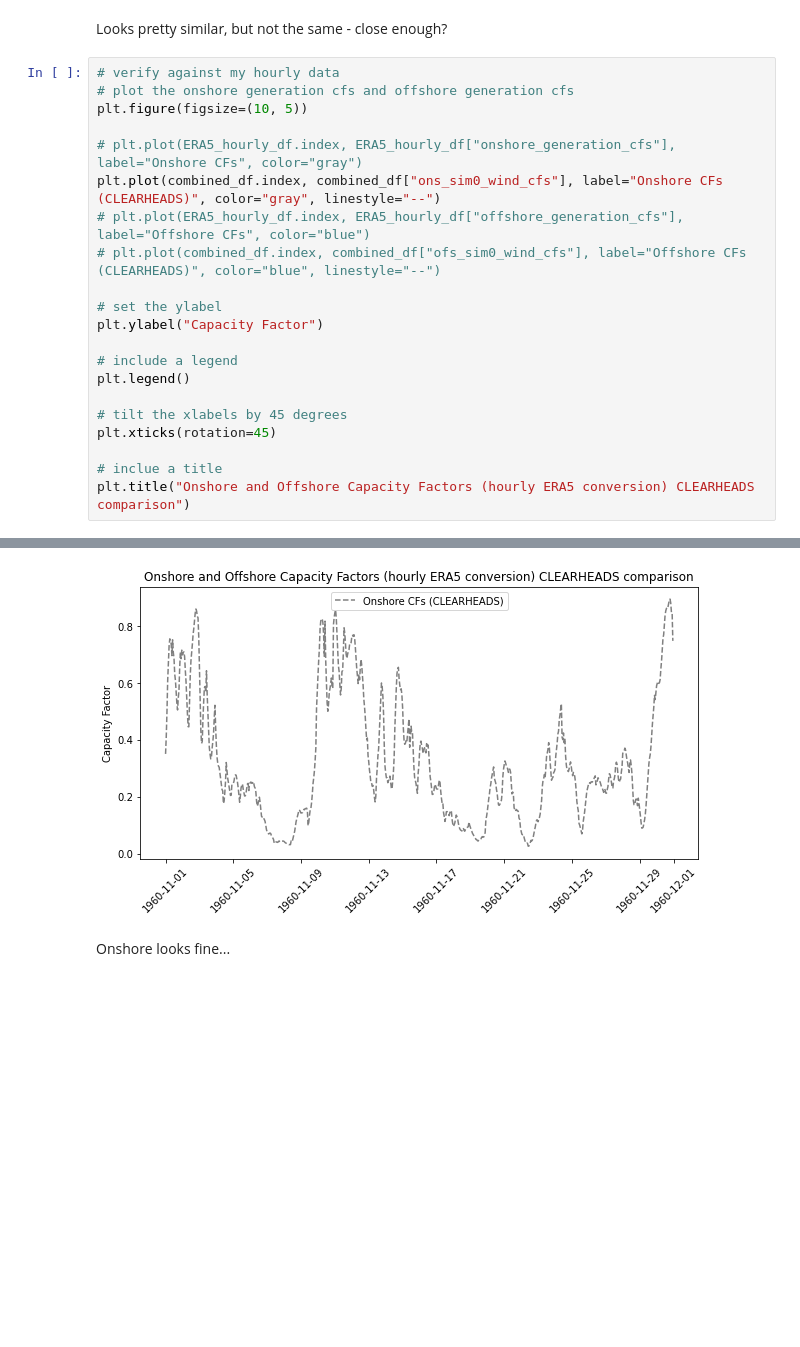
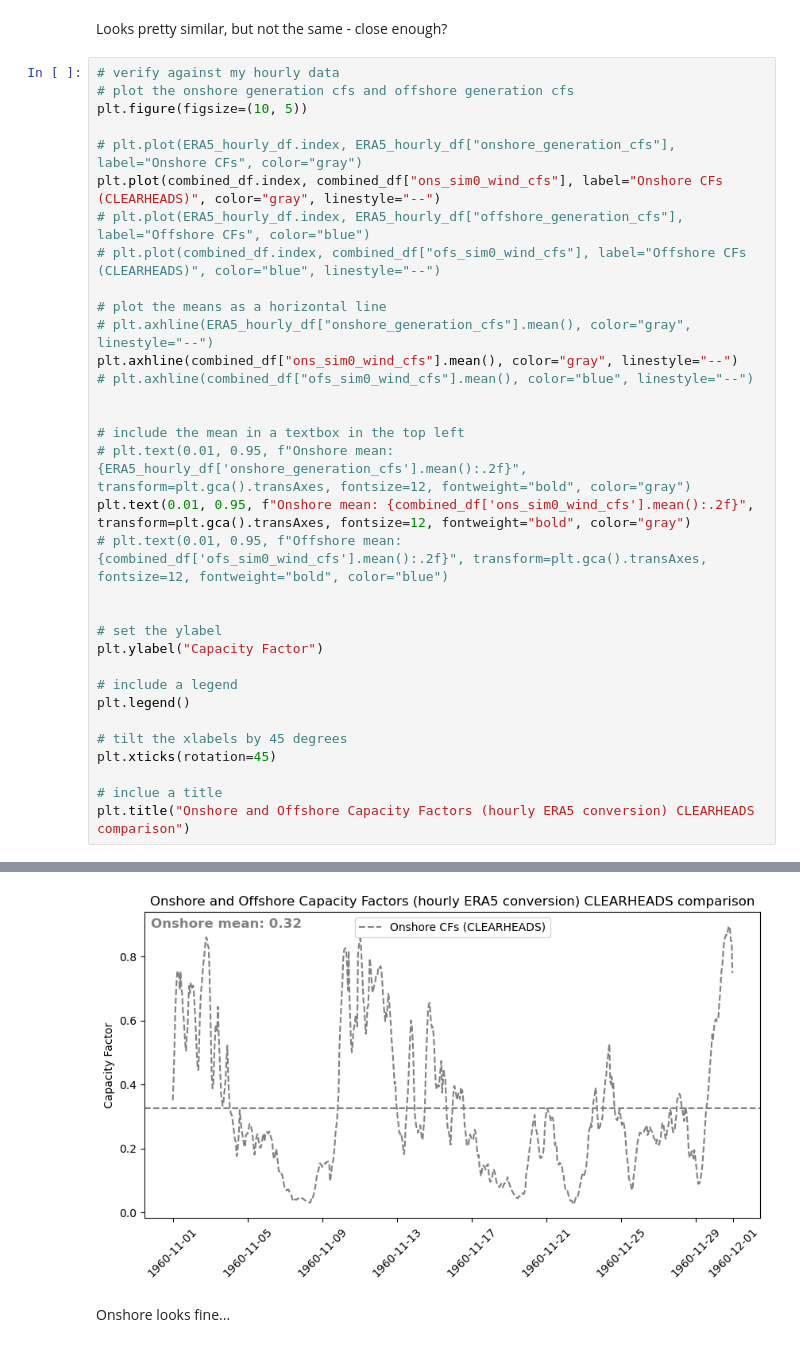
Before and after one commit to benhutchmet/unseen_multi_year, a Jupyter notebook: testing_ERA5_wind_conversion.ipynb, the cells around one changed output, grey strips where cells are left out. Cells and saved outputs as stored; diff of their text form; blank space fills up the shorter version.

```diff
--- a/testing_ERA5_wind_conversion.ipynb
+++ b/testing_ERA5_wind_conversion.ipynb
@@ -927,27 +929,39 @@ Looks pretty similar, but not the same - close enough?
 # %%
 # verify against my hourly data
 # plot the onshore generation cfs and offshore generation cfs
 plt.figure(figsize=(10, 5))
 
 # plt.plot(ERA5_hourly_df.index, ERA5_hourly_df["onshore_generation_cfs"], label="Onshore CFs", color="gray")
 plt.plot(combined_df.index, combined_df["ons_sim0_wind_cfs"], label="Onshore CFs (CLEARHEADS)", color="gray", linestyle="--")
 # plt.plot(ERA5_hourly_df.index, ERA5_hourly_df["offshore_generation_cfs"], label="Offshore CFs", color="blue")
 # plt.plot(combined_df.index, combined_df["ofs_sim0_wind_cfs"], label="Offshore CFs (CLEARHEADS)", color="blue", linestyle="--")
+
+# plot the means as a horizontal line
+# plt.axhline(ERA5_hourly_df["onshore_generation_cfs"].mean(), color="gray", linestyle="--")
+plt.axhline(combined_df["ons_sim0_wind_cfs"].mean(), color="gray", linestyle="--")
+# plt.axhline(combined_df["ofs_sim0_wind_cfs"].mean(), color="blue", linestyle="--")
+
+
+# include the mean in a textbox in the top left
+# plt.text(0.01, 0.95, f"Onshore mean: {ERA5_hourly_df['onshore_generation_cfs'].mean():.2f}", transform=plt.gca().transAxes, fontsize=12, fontweight="bold", color="gray")
+plt.text(0.01, 0.95, f"Onshore mean: {combined_df['ons_sim0_wind_cfs'].mean():.2f}", transform=plt.gca().transAxes, fontsize=12, fontweight="bold", color="gray")
+# plt.text(0.01, 0.95, f"Offshore mean: {combined_df['ofs_sim0_wind_cfs'].mean():.2f}", transform=plt.gca().transAxes, fontsize=12, fontweight="bold", color="blue")
+
 
 # set the ylabel
 plt.ylabel("Capacity Factor")
 
 # include a legend
 plt.legend()
 
 # tilt the xlabels by 45 degrees
 plt.xticks(rotation=45)
 
 # inclue a title
 plt.title("Onshore and Offshore Capacity Factors (hourly ERA5 conversion) CLEARHEADS comparison")
 # %% [output]
 Text(0.5, 1.0, 'Onshore and Offshore Capacity Factors (hourly ERA5 conversion) CLEARHEADS comparison')
-[figure, old version]
+[figure, new version]
 # %% [markdown]
 Onshore looks fine...
 # %%
```
Also changed, not shown: parts of 8 cells of this notebook, 2 other files.
